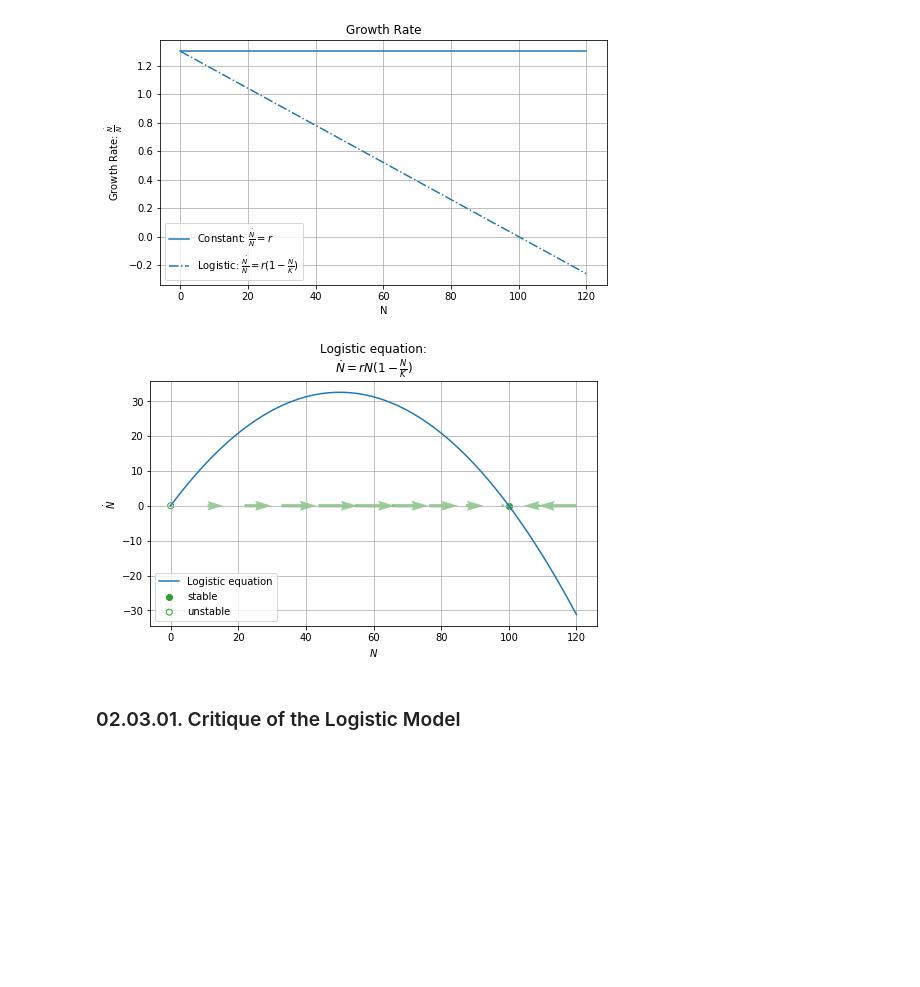
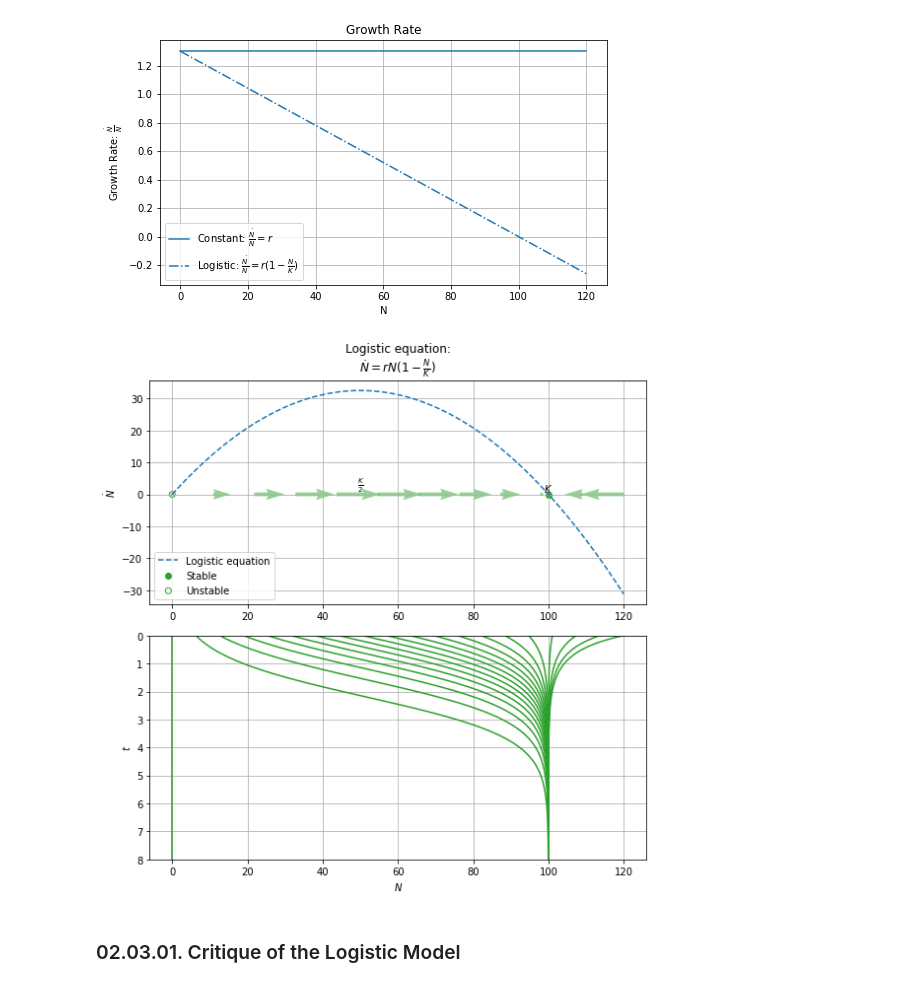
Before and after one commit to shumez/NLDC, a Jupyter notebook: 02/code.ipynb, the cells around one changed output. Drawn from its saved outputs; the diff is of its cells as text; code cells hidden in the pictures; blank space fills up the shorter version.

```diff
--- a/02/code.ipynb
+++ b/02/code.ipynb
@@ -320,41 +428,73 @@ plt.show()
 # %%
 import matplotlib.pyplot as plt
 import numpy as np
 
 r = 1.3
 K = 100
 
 def logistic(x, r, K):
     y = r * x * (1 - x / K)
     return y
 
+def flow(x0, t0, iteration, dt):
+    xs = np.array([x0])
+    ts = np.array([t0])
+
+    for i in range(iteration):
+        xi = xs[i]
+        ti = ts[i]
+
+        xs = np.append(xs, xi + logistic(xi, r, K)*dt)
+        ts = np.append(ts, ti + dt)
+    return xs, ts
+
+
+
 N = np.linspace(0, 120, 100)
 N_dot = logistic(N, r=r, K=K)
 
-fig, ax = plt.subplots(figsize=(8, 4.5))
+fig, ax = plt.subplots(figsize=(8, 8), nrows=2)
 
 stable = K
-ax.scatter(stable, logistic(stable, r=r, K=K), label='stable', marker='o', c=c[2])
+ax[0].scatter(stable, logistic(stable, r=r, K=K), label='Stable', marker='o', c=c[2])
 
 unstable = 0
-ax.scatter(unstable, logistic(unstable, r=r, K=K), label='unstable', marker='o', facecolor='none', edgecolor=c[2])
+ax[0].scatter(unstable, logistic(unstable, r=r, K=K), label='Unstable', marker='o', facecolor='none', edgecolor=c[2])
 
-plt.plot(N, N_dot, label='Logistic equation')
+ax[0].plot(N, N_dot, label='Logistic equation', linestyle='--')
 
 x_flow = np.linspace(0, 120, 12)
 y_flow = np.repeat(0, len(x_flow))
 l_flow = logistic(x_flow, r=r, K=K)
-ax.quiver(x_flow, y_flow, l_flow, 0, alpha=.5, color=c[2])
+ax[0].quiver(x_flow, y_flow, l_flow, 0, alpha=.5, color=c[2])
 
-ax.set_title('Logistic equation:\n'
+ax[0].text(50, 0, r'$\frac{K}{2}$', ha='center', va='bottom')
+ax[0].text(100, 0, r'$K$', ha='center', va='bottom')
+
+ax[0].set_title('Logistic equation:\n'
          r'$\dot{N} = rN (1 - \frac{N}{K} )$')
-ax.set_xlabel(r'$N$')
-ax.set_ylabel(r'$\dot{N}$')
-ax.legend(loc='lower left')
-ax.grid(True)
+
+ax[0].set_ylabel(r'$\dot{N}$')
+ax[0].legend(loc='lower left')
+ax[0].grid(True)
+
+x0s = np.linspace(0, 120, 20)
+
+for x0 in x0s:
+    xs, ts = flow(x0, 0, 80, .1)
+    ax[1].plot(xs, ts, color=c[2])
+
+ax[1].set_xlabel(r'$N$')
+ax[1].set_ylabel(r'$t$')
+ax[1].set_ylim(8.0, 0.0)
+ax[1].grid(True)
+
+
+plt.tight_layout()
+plt.savefig('fig/fig020303-04.png')
 plt.show()
 # %% [output]
-[figure, old version]
+[figure, new version]
 # %% [markdown]
 ### 02.03.01. Critique of the Logistic Model
 # %% [markdown]
```
Also changed, not shown: parts of 4 cells of this notebook.
